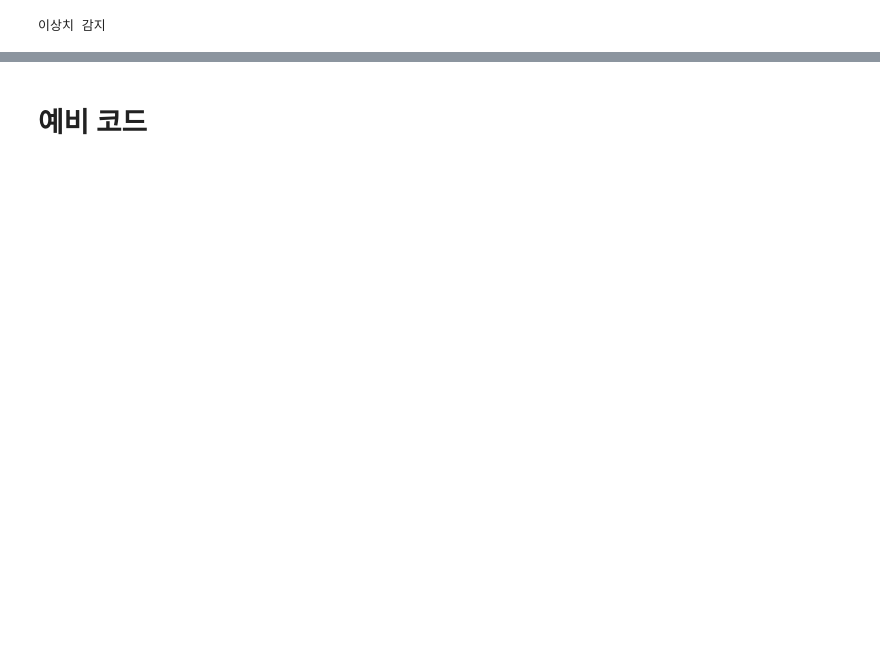
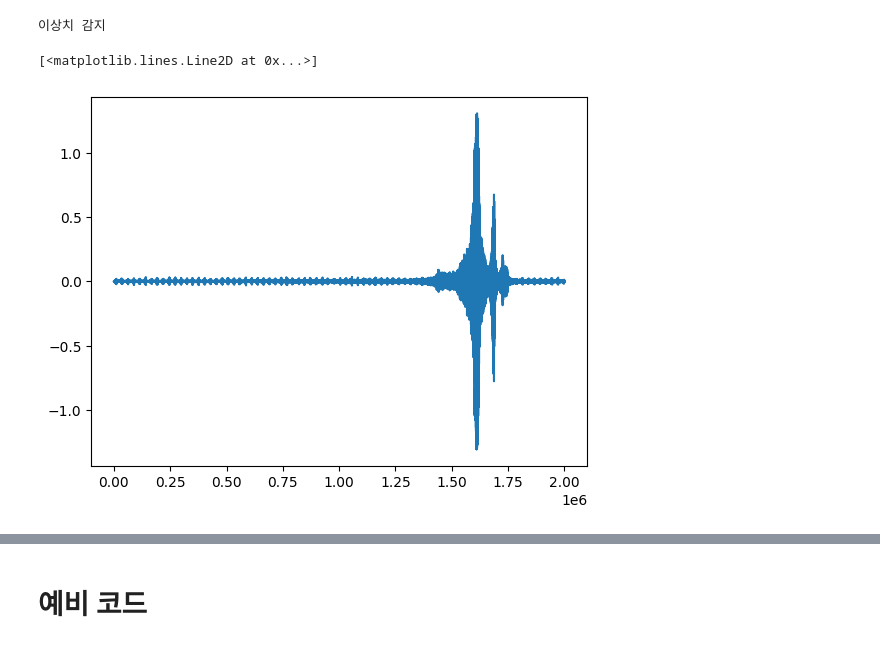
Before and after one commit to jhCOR/train_anomaly_detection, a Jupyter notebook: source/main/training/기차_소음원_탐지_코드.ipynb, the cells around one changed output, grey strips where cells are left out. Saved outputs shown, nothing was run; the diff lists cells and outputs as text; code cells hidden in the pictures; blank space fills up the shorter version.

```diff
--- a/source/main/training/기차_소음원_탐지_코드.ipynb
+++ b/source/main/training/기차_소음원_탐지_코드.ipynb
@@ -554,7 +603,7 @@ def mixOtherSound(audio_sample, mix_rate=1.0):
 
         return audio_sample
 # %%
-path = "221109_hydrogen_S206_Num_1_Horn_Yes_2_22.wav"
+path = "221109_hydrogen_S206_Num_2_Horn_Yes_2_22.wav"
 waveform, sample_rate = torchaudio.load( dirPath / Path(path).with_suffix('.wav'))
 audio_sample = F.resample(waveform[0], sample_rate, config['sr'], lowpass_filter_width=6)
 
@@ -594,8 +643,11 @@ print( "이상치 감지" if int(pred[0]) == 1 else "이상치 불검출")
 # audio_sample_2 = F.resample(clean_waveform_2[0], 16000, config['sr'], lowpass_filter_width=6)
 # plt.plot(audio_sample_2)
 # %%
-# path = "221102_hydrogen_S206_Num_0_Horn_Yes_2_22.wav"
-# waveform_origin, sample_rate = torchaudio.load( dirPath / Path(path).with_suffix('.wav'))
-# audio_sample_origin = F.resample(waveform_origin[0], sample_rate, config['sr'], lowpass_filter_width=6)
-# plt.plot(audio_sample_origin)
+path = "221102_hydrogen_S206_Num_0_Horn_Yes_2_22.wav"
+waveform_origin, sample_rate = torchaudio.load( dirPath / Path(path).with_suffix('.wav'))
+audio_sample_origin = F.resample(waveform_origin[0], sample_rate, config['sr'], lowpass_filter_width=6)
+plt.plot(audio_sample_origin)
+# %% [output]
+[<matplotlib.lines.Line2D at 0x...>]
+[figure, added]
 # %%
```
Also changed, not shown: parts of 17 cells of this notebook, 1 other file.
